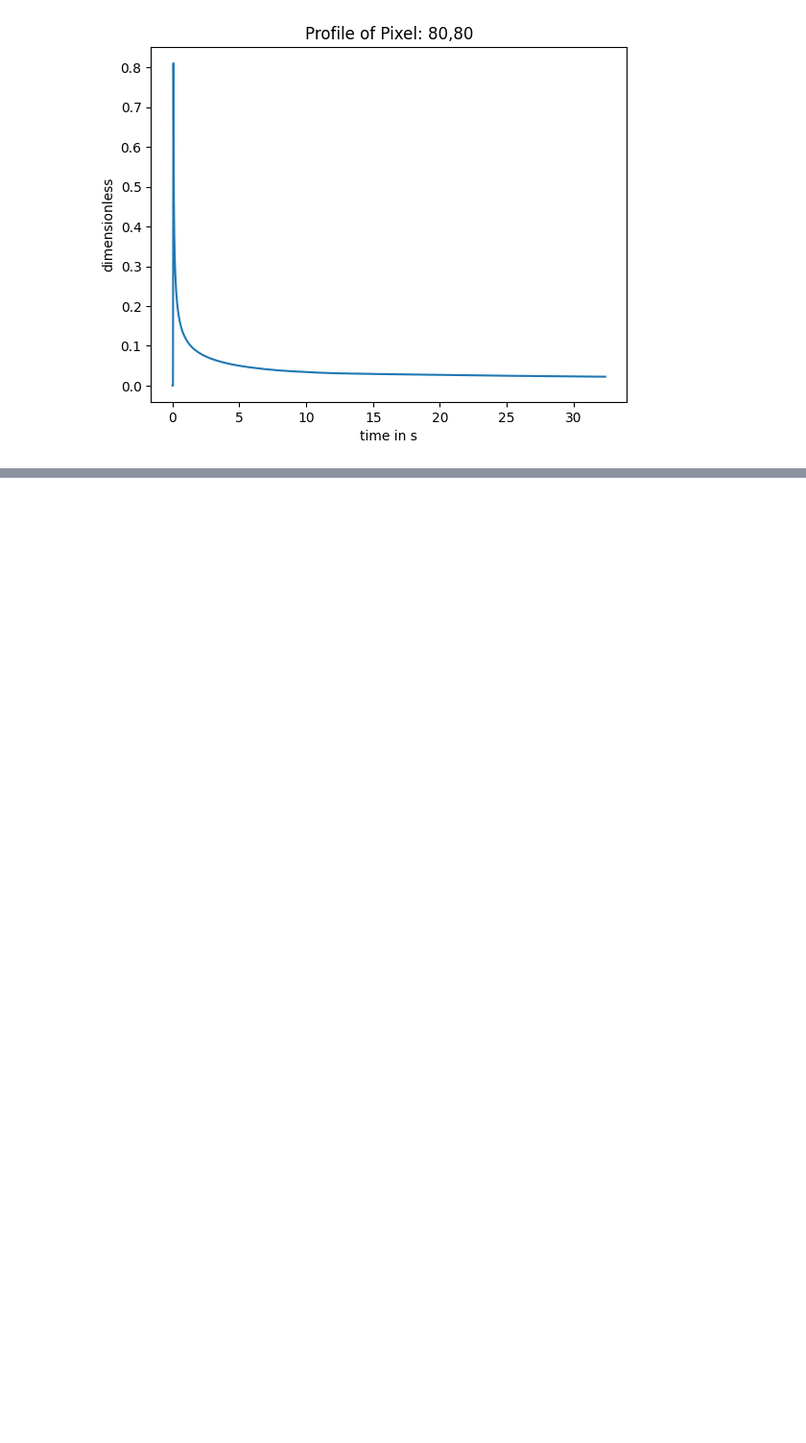
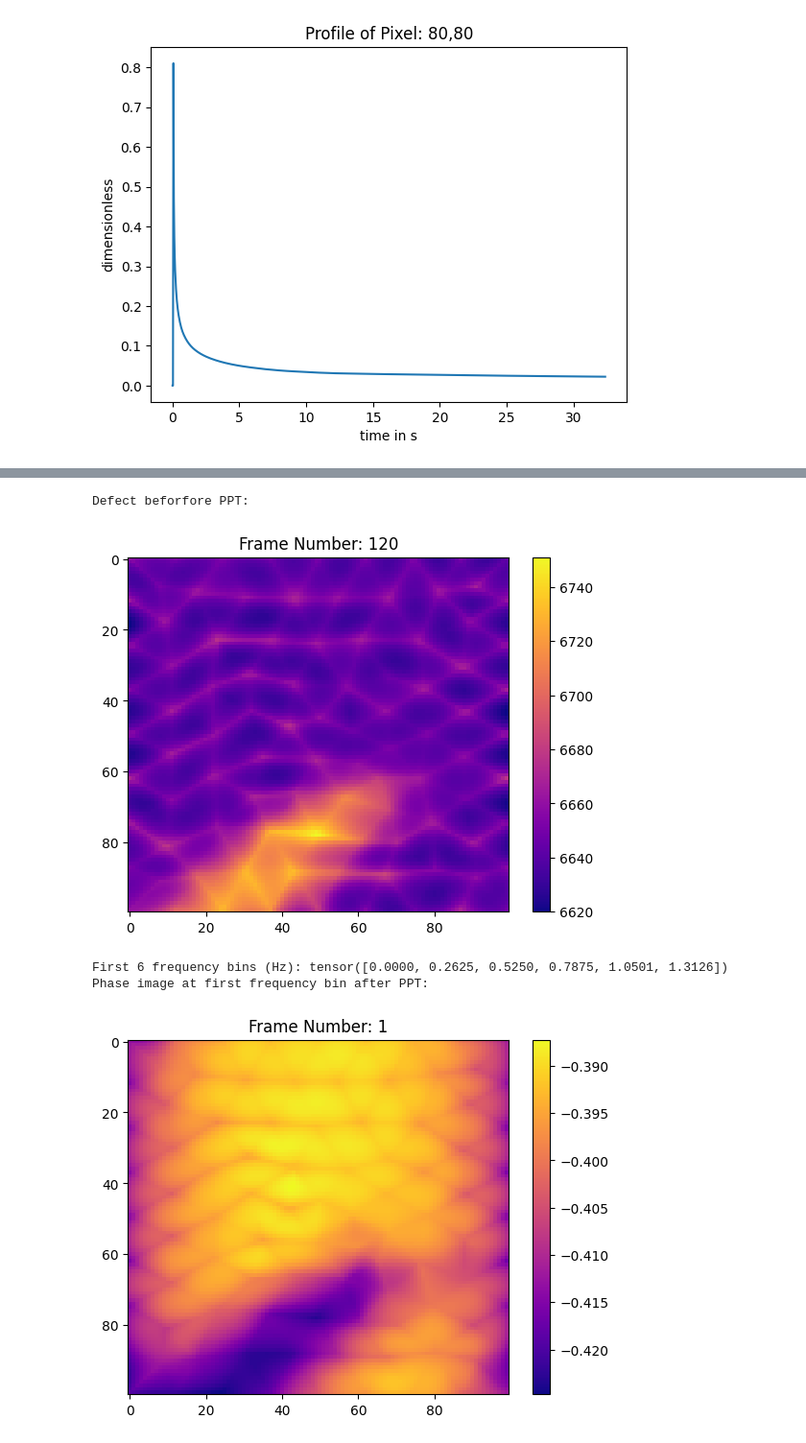
Before and after one commit to voidsy-gmbh/pyThermoNDT, a Jupyter notebook: examples/example3_transforming_data.ipynb, the cells around one changed output, grey strips where cells are left out. Shown at 96% size. Cells and saved outputs as stored; diff of their text form; code cells hidden in the pictures; blank space fills up the shorter version.

```diff
--- a/examples/example3_transforming_data.ipynb
+++ b/examples/example3_transforming_data.ipynb
@@ -58,0 +76,21 @@ The dataset now behaves like a single reader and can be used in the same way as
+# %%
+# 2.2) Frequency pipeline: ApplyLUT → PulsePhaseThermography (full spectrum) → ExtractPhase
+container = localreader[1]
+ppt_pipeline = T.Compose([
+    T.ApplyLUT(),
+    T.PulsePhaseThermography(),  # full spectrum FFT (keeps all frequency bins)
+    T.ExtractPhase(),            # unwraps by default and yields phase images in radians
+])
+
+print("Defect beforfore PPT:")
+container.show_frame(120)
+container = ppt_pipeline(container)
+print("First 6 frequency bins (Hz):", container.get_dataset("/MetaData/DomainValues")[:6])
+print("Phase image at first frequency bin after PPT:")
+container.show_frame(1)
+# %% [output]
+Defect beforfore PPT:
+[figure, added]
+First 6 frequency bins (Hz): tensor([0.0000, 0.2625, 0.5250, 0.7875, 1.0501, 1.3126])
+Phase image at first frequency bin after PPT:
+[figure, added]
```
Also changed, not shown: parts of 23 cells of this notebook, 2 other files.
